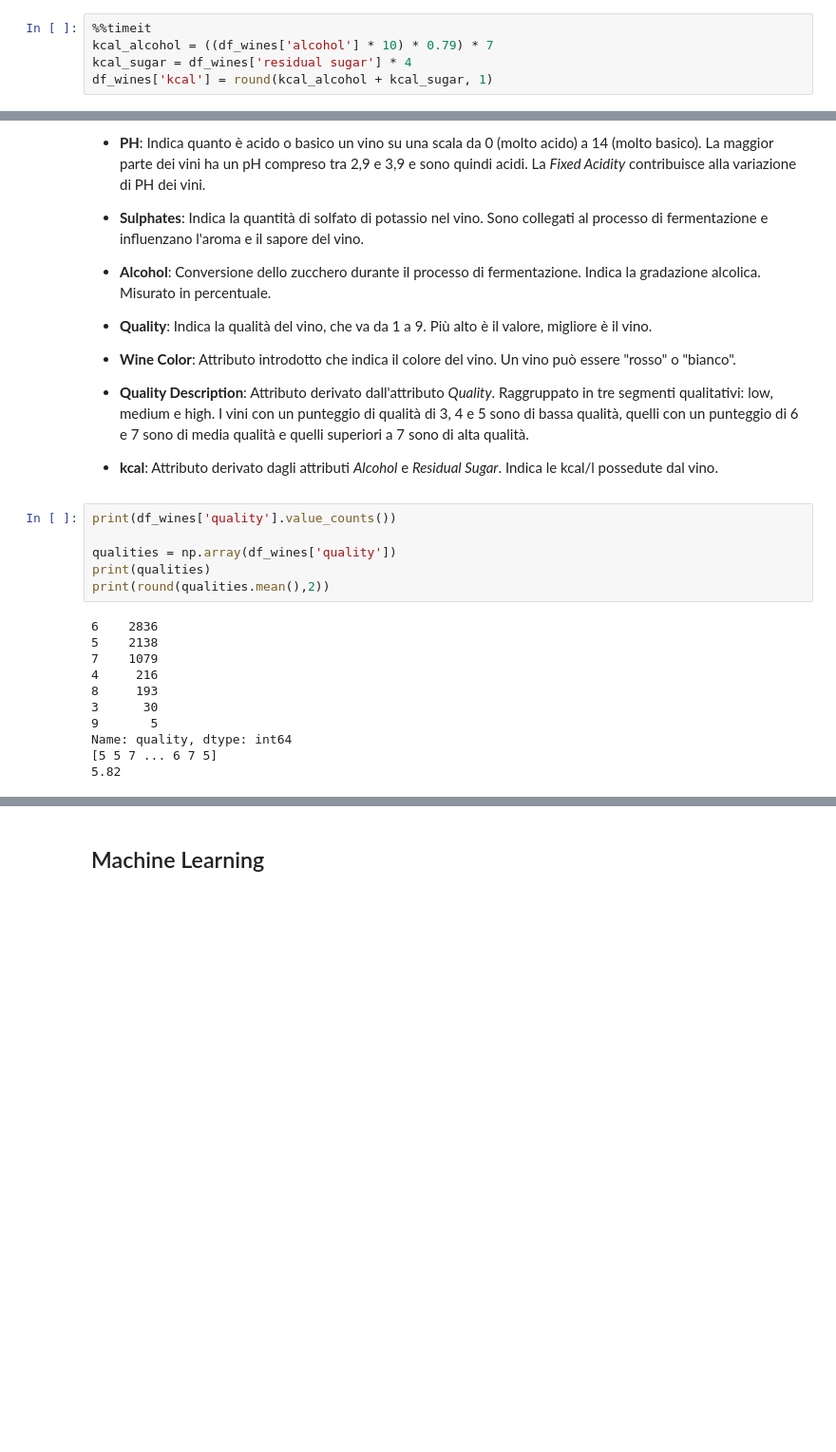
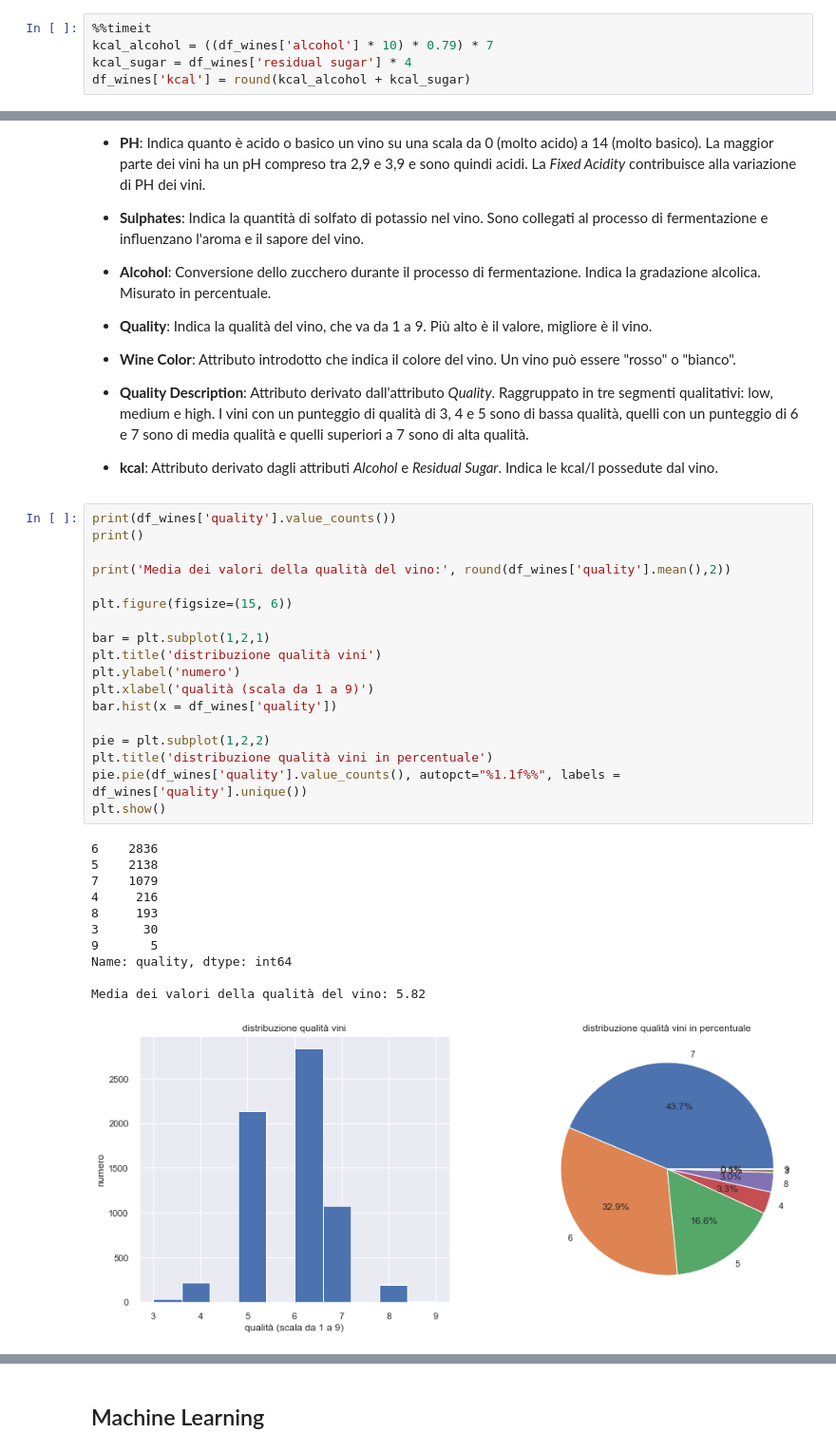
Before and after one commit to enrimon15/datascience-wine-quality, a Jupyter notebook: Wine Analysis.ipynb, the cells around one changed output, grey strips where cells are left out. Shown at 95% size. Saved outputs shown, nothing was run; the diff lists cells and outputs as text; blank space fills up the shorter version.

Commit message:
start visualizzazione

```diff
--- a/Wine Analysis.ipynb
+++ b/Wine Analysis.ipynb
@@ -270,5 +291,5 @@ In totale un litro del vino in questione conterrà 665+9.6=**674.6 kcal**
 %%timeit
 kcal_alcohol = ((df_wines['alcohol'] * 10) * 0.79) * 7
 kcal_sugar = df_wines['residual sugar'] * 4
-df_wines['kcal'] = round(kcal_alcohol + kcal_sugar, 1)
+df_wines['kcal'] = round(kcal_alcohol + kcal_sugar)
 # %% [output]
@@ -345,18 +395,31 @@ df_wines.head()
 * **kcal**: Attributo derivato dagli attributi *Alcohol* e *Residual Sugar*. Indica le kcal/l possedute dal vino.
 # %%
 print(df_wines['quality'].value_counts())
+print()
 
-qualities = np.array(df_wines['quality'])
-print(qualities)
-print(round(qualities.mean(),2))
+print('Media dei valori della qualità del vino:', round(df_wines['quality'].mean(),2))
+
+plt.figure(figsize=(15, 6))
+
+bar = plt.subplot(1,2,1)
+plt.title('distribuzione qualità vini')
+plt.ylabel('numero')
+plt.xlabel('qualità (scala da 1 a 9)')
+bar.hist(x = df_wines['quality'])
+
+pie = plt.subplot(1,2,2)
+plt.title('distribuzione qualità vini in percentuale')
+pie.pie(df_wines['quality'].value_counts(), autopct="%1.1f%%", labels = df_wines['quality'].unique())
+plt.show()
 # %% [output]
 6    2836
 5    2138
 7    1079
 4     216
 8     193
 3      30
 9       5
 Name: quality, dtype: int64
-[5 5 7 ... 6 7 5]
-5.82
+
+Media dei valori della qualità del vino: 5.82
+[figure, added]
```
Also changed, not shown: parts of 23 cells of this notebook.
